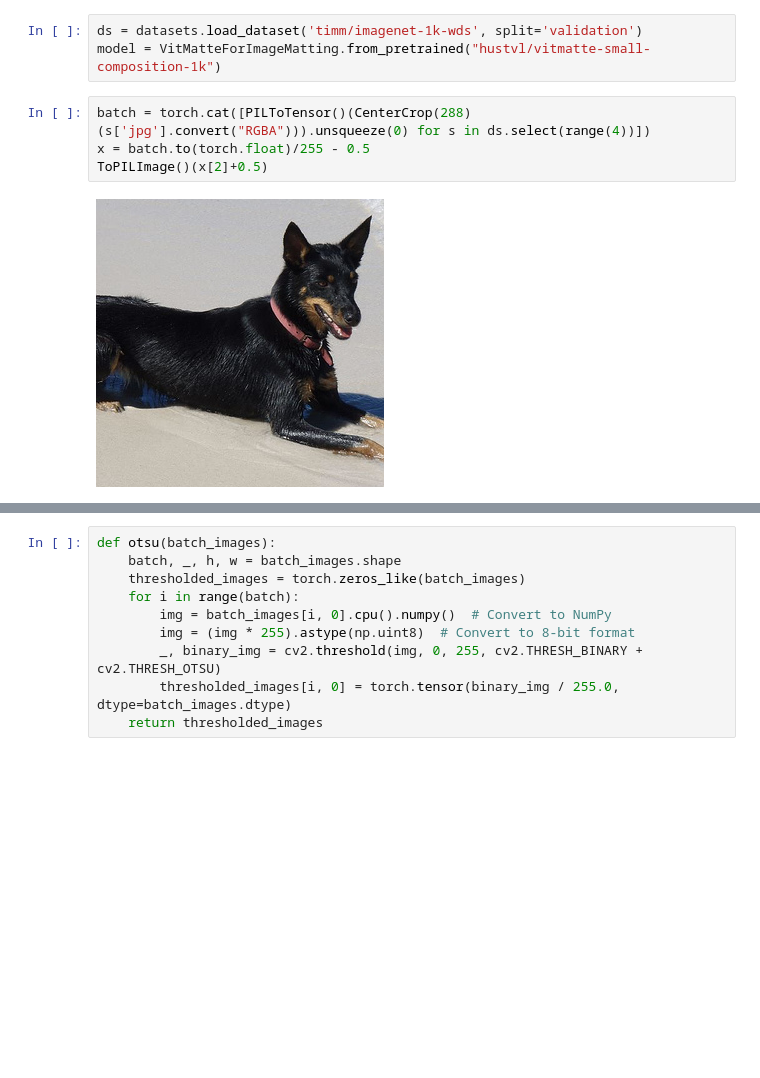
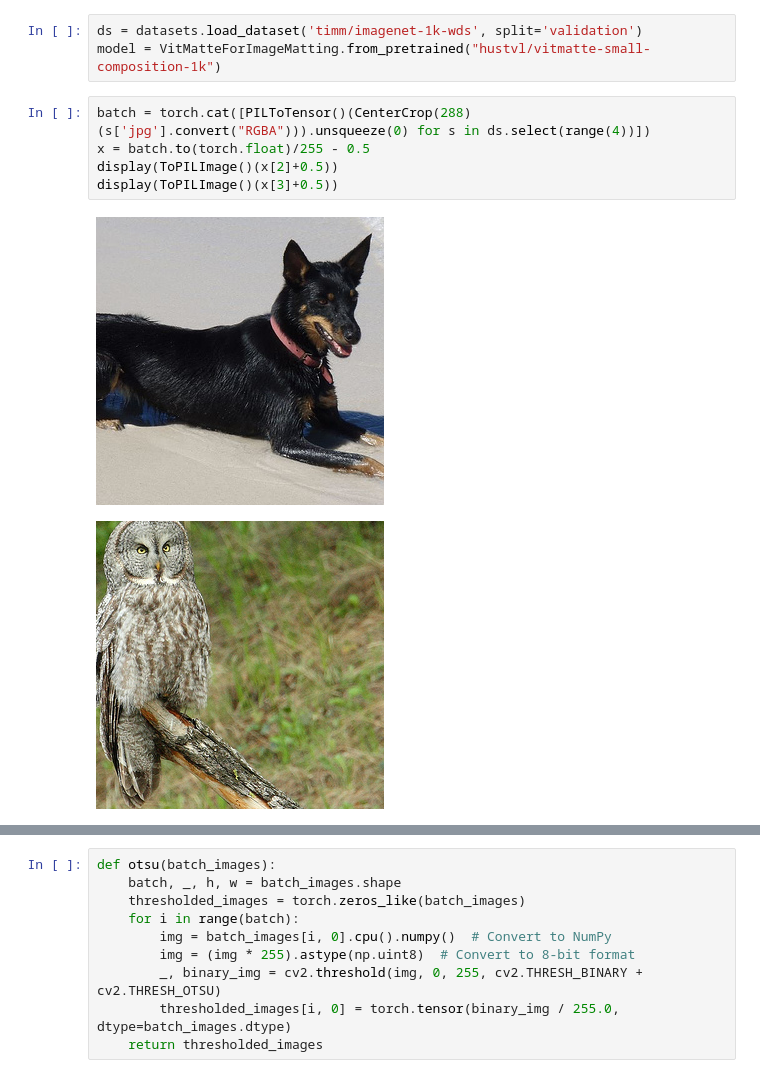
Before and after one commit to danjacobellis/matte, a Jupyter notebook: matte.ipynb, the cells around one changed output, grey strips where cells are left out. Cells and saved outputs as stored; diff of their text form; blank space fills up the shorter version.

```diff
--- a/matte.ipynb
+++ b/matte.ipynb
@@ -13,6 +13,8 @@ model = VitMatteForImageMatting.from_pretrained("hustvl/vitmatte-small-compositi
 # %%
 batch = torch.cat([PILToTensor()(CenterCrop(288)(s['jpg'].convert("RGBA"))).unsqueeze(0) for s in ds.select(range(4))])
 x = batch.to(torch.float)/255 - 0.5
-ToPILImage()(x[2]+0.5)
+display(ToPILImage()(x[2]+0.5))
+display(ToPILImage()(x[3]+0.5))
 # %% [output]
 [figure]
+[figure, added]
```
Also changed, not shown: parts of 10 cells of this notebook.
